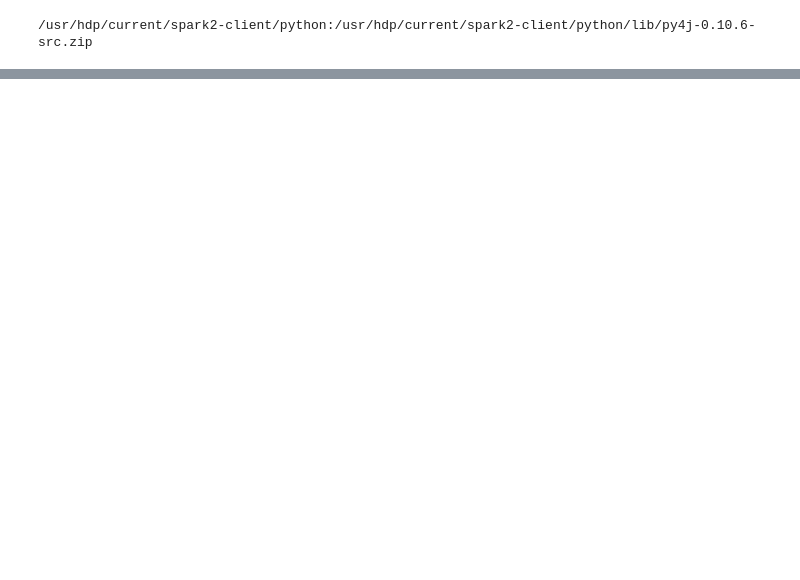
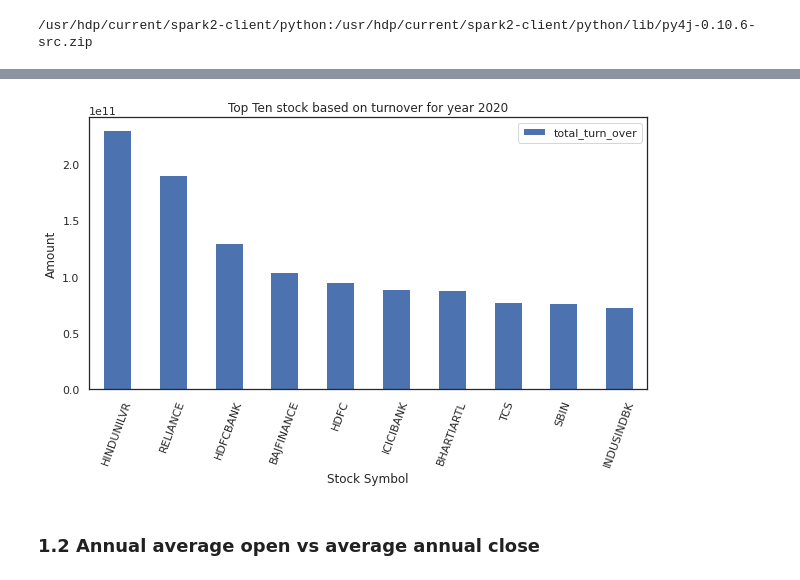
Before and after one commit to murshidazher/hadoop-project, a Jupyter notebook: scripts/ipynb-spark/stocks_notebook.ipynb, the cells around one changed output, grey strips where cells are left out. Cells and saved outputs as stored; diff of their text form; code cells hidden in the pictures; blank space fills up the shorter version.

```diff
--- a/scripts/ipynb-spark/stocks_notebook.ipynb
+++ b/scripts/ipynb-spark/stocks_notebook.ipynb
@@ -88,0 +197,8 @@ only showing top 20 rows
+# %%
+year=2020
+# %%
+sparkdf = spark.sql("SELECT exch,ceil(SUM(price_close*volume)) AS total_turn_over, symbol, year(ymd) AS Year FROM stocks \
+WHERE year(ymd)={year} \
+GROUP BY exch, year(ymd),symbol \
+ORDER BY Year DESC, total_turn_over DESC".format(year=year)).toPandas()
+sparkdf
@@ -88,0 +219,14 @@ only showing top 20 rows
+# %%
+show_barplot(
+    sparkdf.head(10),
+    x="symbol",
+    y="total_turn_over",
+    xlabel="Stock Symbol",
+    ylabel="Amount",
+    title= "Top Ten stock based on turnover for year {year}".format(year=year),
+    rotate=70
+)
+# %% [output]
+[figure, added]
+# %% [markdown]
+### 1.2 Annual average open vs average annual close
```
Also changed, not shown: parts of 57 cells of this notebook, 1 other file.
